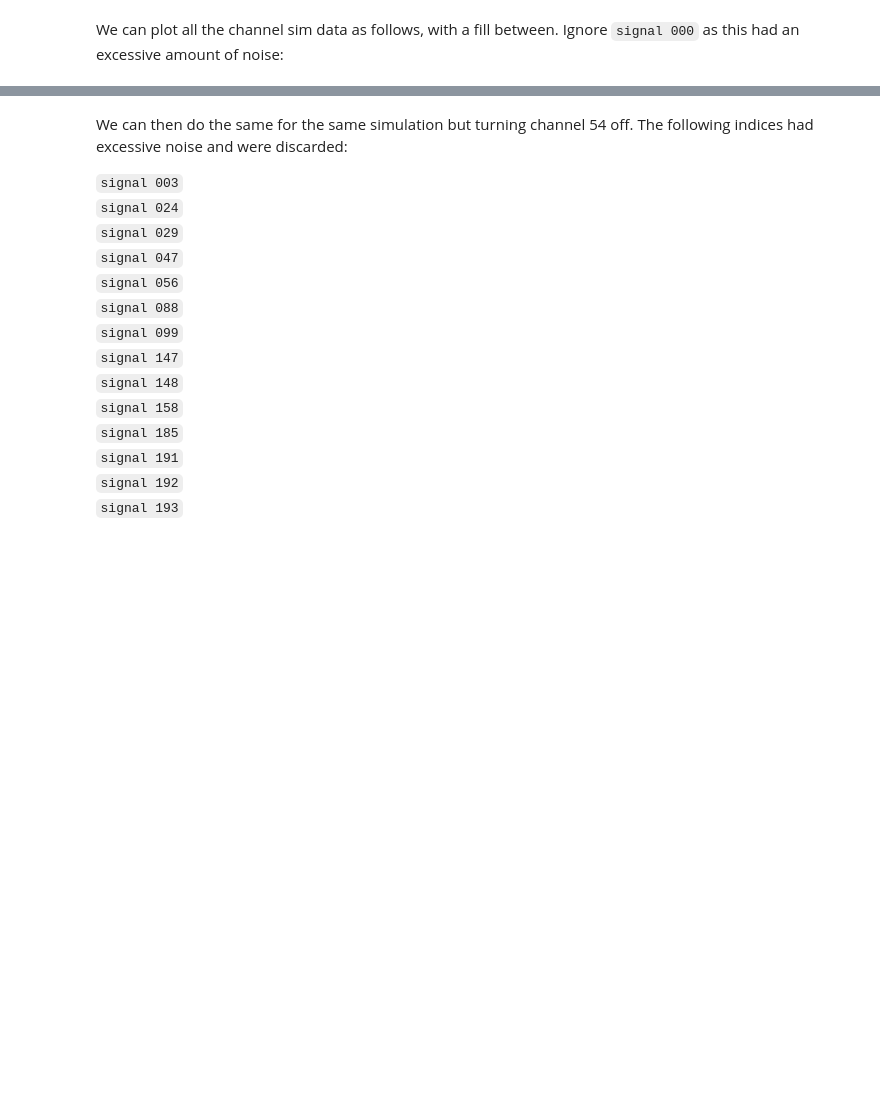
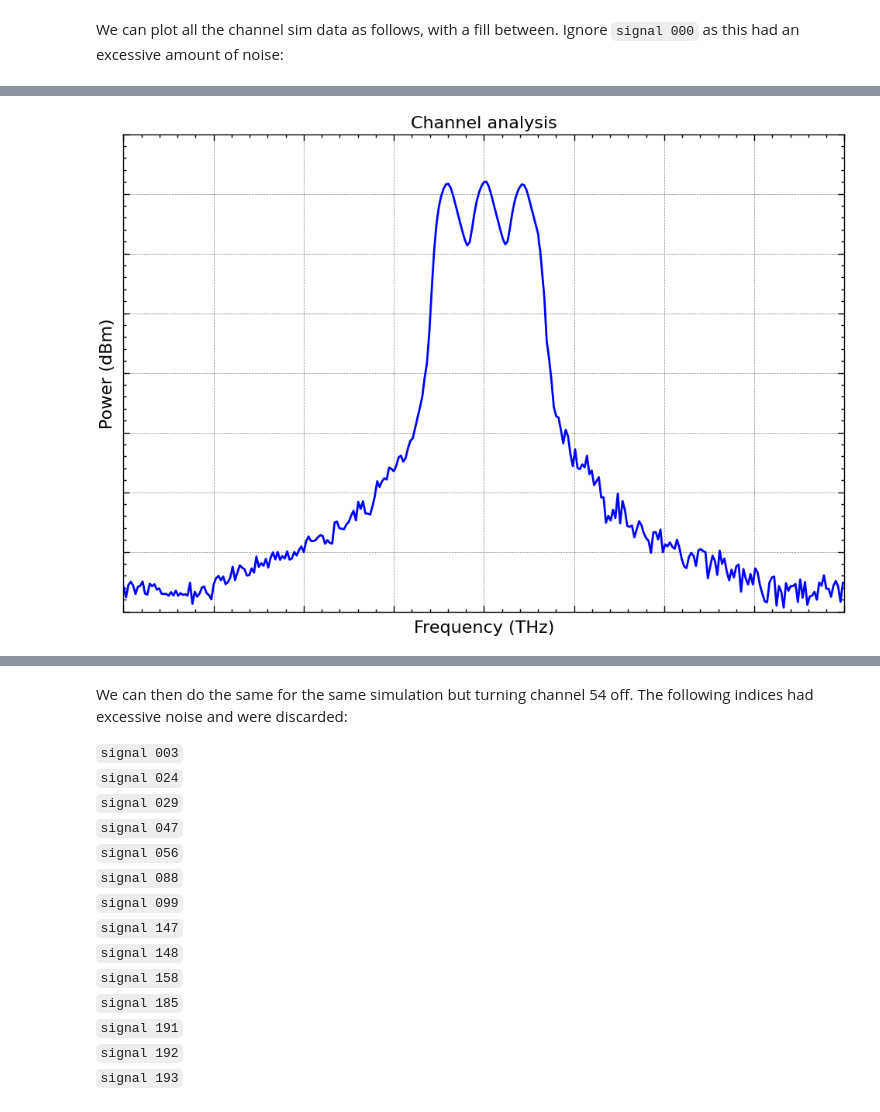
Before and after one commit to seanie5011/OSNR_fyp, a Jupyter notebook: graphs.ipynb, the cells around one changed output, grey strips where cells are left out. Drawn from its saved outputs; the diff is of its cells as text; code cells hidden in the pictures; blank space fills up the shorter version.

```diff
--- a/graphs.ipynb
+++ b/graphs.ipynb
@@ -211,0 +218,50 @@ ax.set_title('100GHz Channel simulation')
+# %%
+from scipy.interpolate import interp1d
+import random
+
+new_freq = np.delete(sim_freqs[0], [*range(195, 236), *range(333, len(sim_freqs[0]))])
+new_signal = np.delete(np.array(sim_signals[1:]).mean(axis=0), [*range(195, 236), *range(333, len(np.array(sim_signals[1:]).mean(axis=0)))])
+
+new_func = interp1d(new_freq, new_signal)
+
+test_signal = new_func(sim_freqs[0][range(195, 236)])
+for i in range(len(test_signal)):
+    test_signal[i] += float(random.randrange(-80, 80) / 100)
+    new_signal = np.insert(new_signal, 195 + i, test_signal[i])
+    new_freq = np.insert(new_freq, 195 + i, sim_freqs[0][195 + i])
+
+for i in range(len(new_signal)):
+    new_point = new_signal[287 - i] + float(random.randrange(-100, 100) / 100)
+    new_signal = np.append(new_signal, new_point)
+
+    new_point = new_freq[287 - i] + 2 * np.abs(new_freq[287 - i] - new_freq[309]) + 0.01
+    new_freq = np.append(new_freq, new_point)
+
+new_freq[332] += -0.005
+new_freq[333] += -0.005
+
+# PLOTTING
+fig, ax = plt.subplots(
+        1,
+        1,
+        figsize=(12, 8),
+    )
+
+# test
+ax.plot(new_freq[:620], new_signal[:620], 'b')
+
+ax.set_xlim(193.5, 195.5)
+ax.set_ylim(-70, -30)
+
+ax.set_ylabel('Power (dBm)')
+ax.set_xlabel('Frequency (THz)')
+
+# Turn off tick labels
+ax.set_yticklabels([])
+ax.set_xticklabels([])
+
+ax.set_title('Channel analysis')
+
+plt.savefig('channel_example.jpg', bbox_inches='tight')
+# %% [output]
+[figure, added]
```
Also changed, not shown: parts of 10 cells of this notebook, 12 other files.
